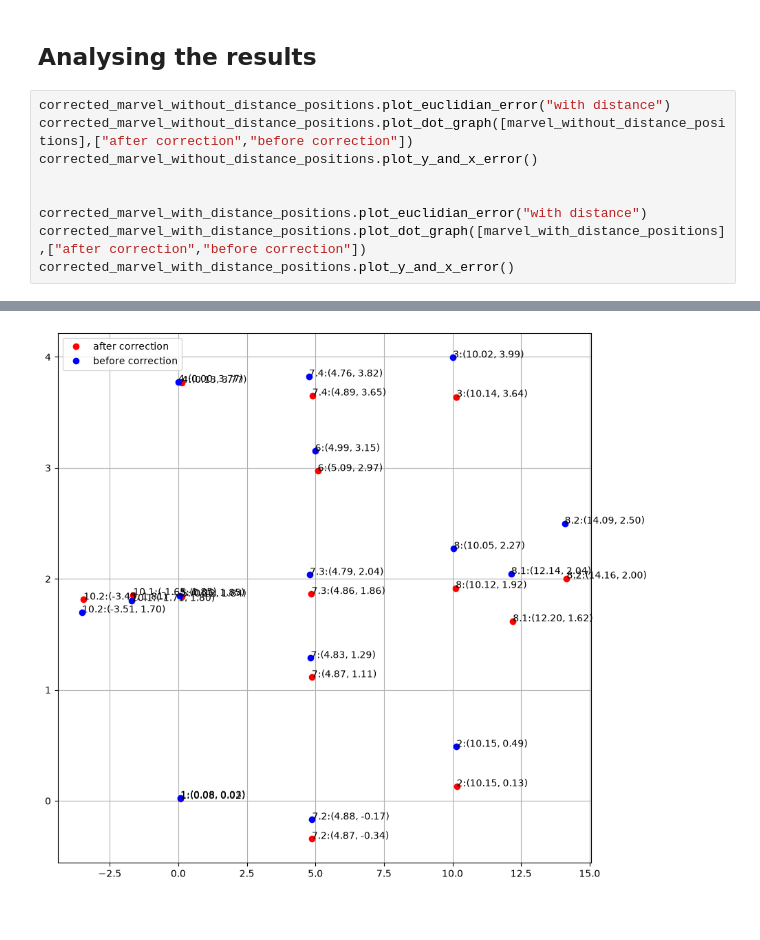
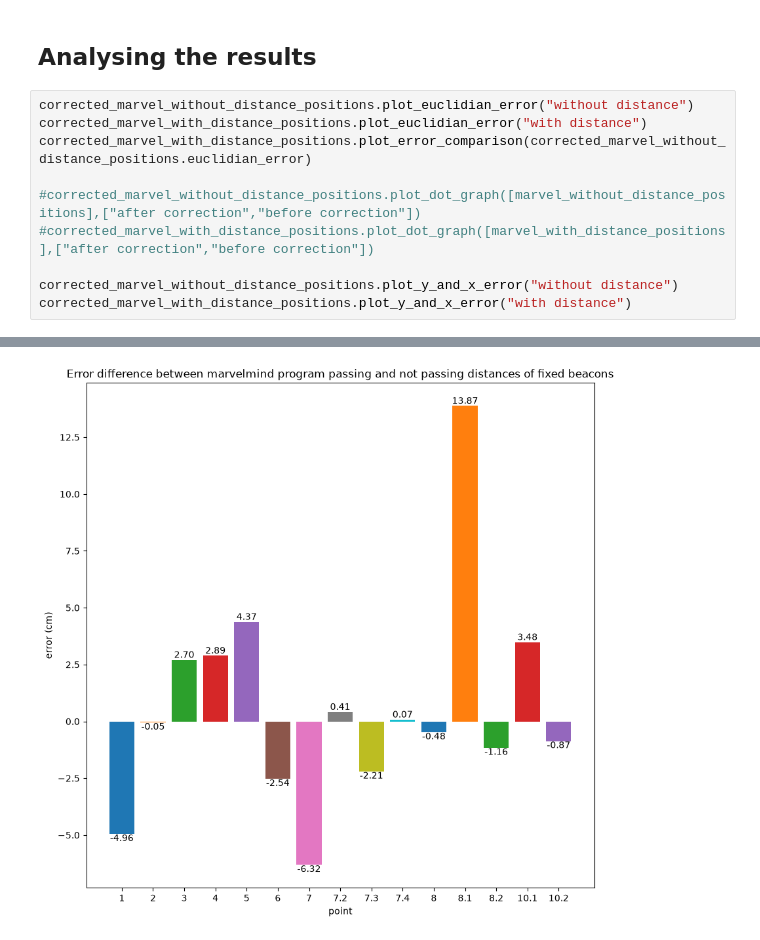
Before and after one commit to bacurau/lma_amr_ros2_source, a Jupyter notebook: processing_marvelmind_data/compare_real_and_marvelmind.ipynb, the cells around one changed output, grey strips where cells are left out. Saved outputs shown, nothing was run; the diff lists cells and outputs as text.

Commit message:
Created graphs of marvelmind experiment.

```diff
--- a/processing_marvelmind_data/compare_real_and_marvelmind.ipynb
+++ b/processing_marvelmind_data/compare_real_and_marvelmind.ipynb
@@ -244,12 +238,13 @@ corrected_marvel_with_distance_positions.calculate_error(real_points)
 # %% [markdown]
 ## Analysing the results
 # %%
-corrected_marvel_without_distance_positions.plot_euclidian_error("with distance")
-corrected_marvel_without_distance_positions.plot_dot_graph([marvel_without_distance_positions],["after correction","before correction"])
-corrected_marvel_without_distance_positions.plot_y_and_x_error()
+corrected_marvel_without_distance_positions.plot_euclidian_error("without distance")
+corrected_marvel_with_distance_positions.plot_euclidian_error("with distance")
+corrected_marvel_with_distance_positions.plot_error_comparison(corrected_marvel_without_distance_positions.euclidian_error)
 
+#corrected_marvel_without_distance_positions.plot_dot_graph([marvel_without_distance_positions],["after correction","before correction"])
+#corrected_marvel_with_distance_positions.plot_dot_graph([marvel_with_distance_positions],["after correction","before correction"])
 
-corrected_marvel_with_distance_positions.plot_euclidian_error("with distance")
-corrected_marvel_with_distance_positions.plot_dot_graph([marvel_with_distance_positions],["after correction","before correction"])
-corrected_marvel_with_distance_positions.plot_y_and_x_error()
+corrected_marvel_without_distance_positions.plot_y_and_x_error("without distance")
+corrected_marvel_with_distance_positions.plot_y_and_x_error("with distance")
 # %% [output]
@@ -260 +255 @@ corrected_marvel_with_distance_positions.plot_y_and_x_error()
-[figure, old version]
+[figure, new version]
```
Also changed, not shown: parts of 6 cells of this notebook.
